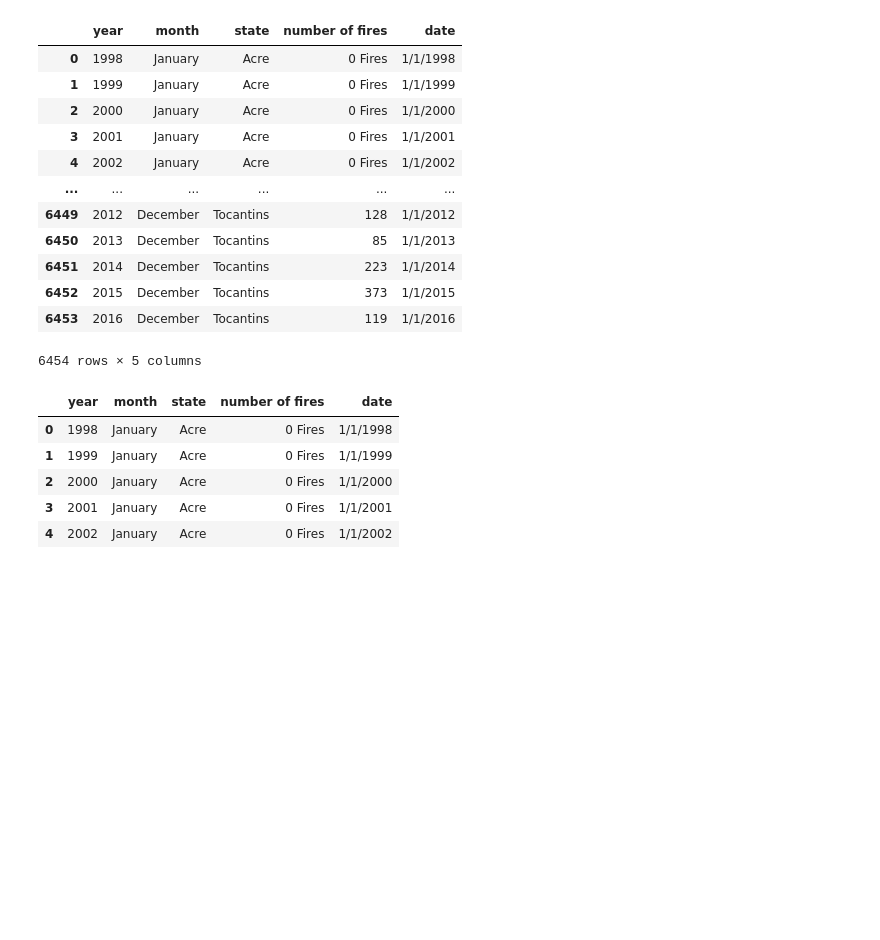
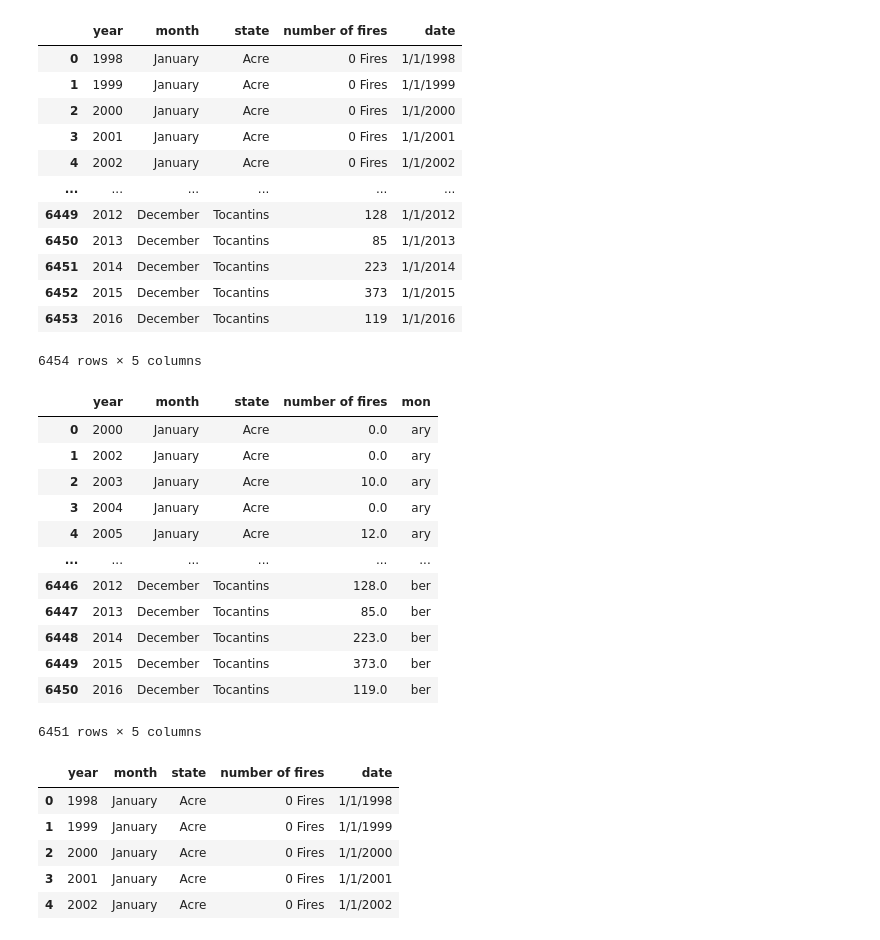
Before and after one commit to dpkasahu/numpy, a Jupyter notebook: Data_Cleaning.ipynb, the cells around one changed output. Cells and saved outputs as stored; diff of their text form; code cells hidden in the pictures; blank space fills up the shorter version.

```diff
--- a/Data_Cleaning.ipynb
+++ b/Data_Cleaning.ipynb
@@ -171,6 +171,26 @@ df4
 | 6452 | 2015 | December | Tocantins | 373 | 1/1/2015 |
 | 6453 | 2016 | December | Tocantins | 119 | 1/1/2016 |
 6454 rows × 5 columns
+# %%
+from numpy._core.fromnumeric import size
+# df4['mon'] = df4['month'].str.slice(stop=3)
+# df4['mon'] = df4['month'].str[:3]
+df4['mon'] = [i[-3:] for i in df4['month']]
+df4
+# %% [output]
+|  | year | month | state | number of fires | mon |
+| 0 | 2000 | January | Acre | 0.0 | ary |
+| 1 | 2002 | January | Acre | 0.0 | ary |
+| 2 | 2003 | January | Acre | 10.0 | ary |
+| 3 | 2004 | January | Acre | 0.0 | ary |
+| 4 | 2005 | January | Acre | 12.0 | ary |
+| ... | ... | ... | ... | ... | ... |
+| 6446 | 2012 | December | Tocantins | 128.0 | ber |
+| 6447 | 2013 | December | Tocantins | 85.0 | ber |
+| 6448 | 2014 | December | Tocantins | 223.0 | ber |
+| 6449 | 2015 | December | Tocantins | 373.0 | ber |
+| 6450 | 2016 | December | Tocantins | 119.0 | ber |
+6451 rows × 5 columns
 # %%
 df4.head()
 # %% [output]
```
Also changed, not shown: parts of 20 cells of this notebook.
